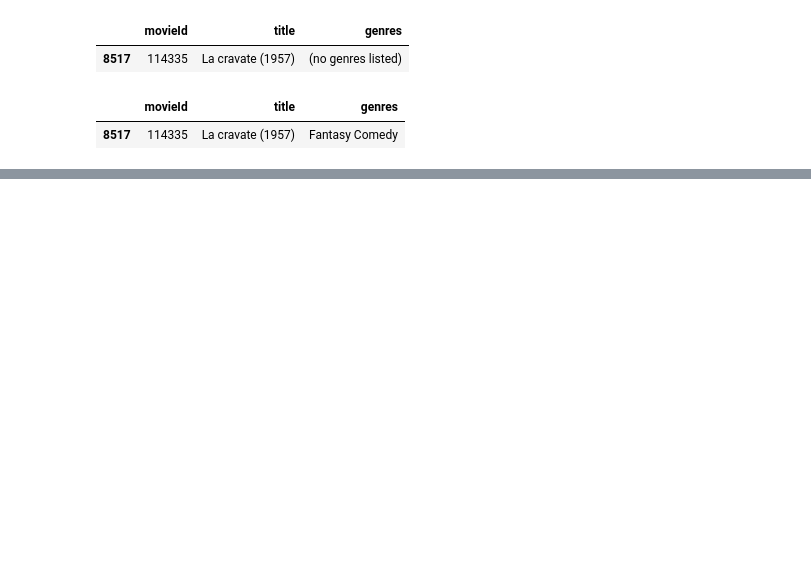
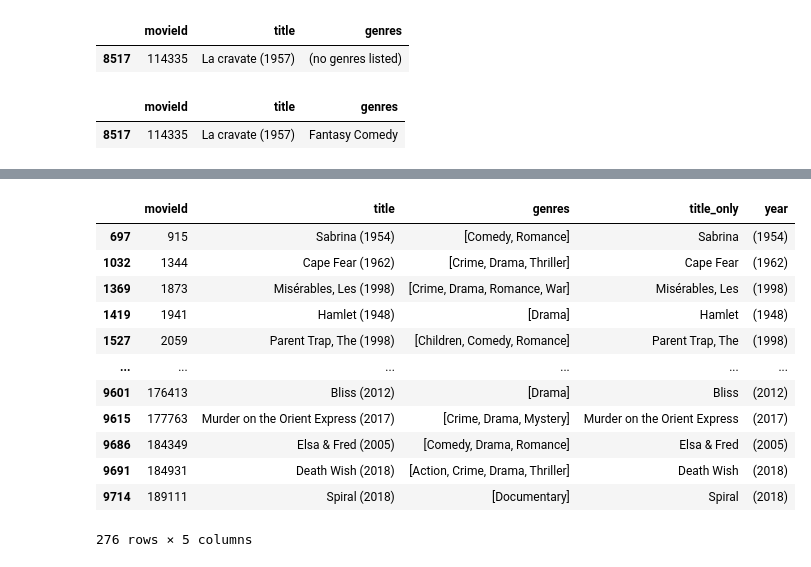
Before and after one commit to basamg912/item_based-recommendation-system, a Jupyter notebook: notebooks/item_based_CF.ipynb, the cells around one changed output, grey strips where cells are left out. Cells and saved outputs as stored; diff of their text form; code cells hidden in the pictures; blank space fills up the shorter version.

```diff
--- a/notebooks/item_based_CF.ipynb
+++ b/notebooks/item_based_CF.ipynb
@@ -421,0 +585,17 @@ movies_df.loc[movies_df['title']=='Ben-hur (2016)', 'genres'] = 'Action Adventur
+# %%
+title_duplicated_df = movies_df[movies_df['title_only'].duplicated()] # only title
+title_duplicated_df
+# %% [output]
+|  | movieId | title | genres | title_only | year |
+| 697 | 915 | Sabrina (1954) | [Comedy, Romance] | Sabrina | (1954) |
+| 1032 | 1344 | Cape Fear (1962) | [Crime, Drama, Thriller] | Cape Fear | (1962) |
+| 1369 | 1873 | Misérables, Les (1998) | [Crime, Drama, Romance, War] | Misérables, Les | (1998) |
+| 1419 | 1941 | Hamlet (1948) | [Drama] | Hamlet | (1948) |
+| 1527 | 2059 | Parent Trap, The (1998) | [Children, Comedy, Romance] | Parent Trap, The | (1998) |
+| ... | ... | ... | ... | ... | ... |
+| 9601 | 176413 | Bliss (2012) | [Drama] | Bliss | (2012) |
+| 9615 | 177763 | Murder on the Orient Express (2017) | [Crime, Drama, Mystery] | Murder on the Orient Express | (2017) |
+| 9686 | 184349 | Elsa & Fred (2005) | [Comedy, Drama, Romance] | Elsa & Fred | (2005) |
+| 9691 | 184931 | Death Wish (2018) | [Action, Crime, Drama, Thriller] | Death Wish | (2018) |
+| 9714 | 189111 | Spiral (2018) | [Documentary] | Spiral | (2018) |
+276 rows × 5 columns
```
Also changed, not shown: parts of 16 cells of this notebook, 1 other file.
